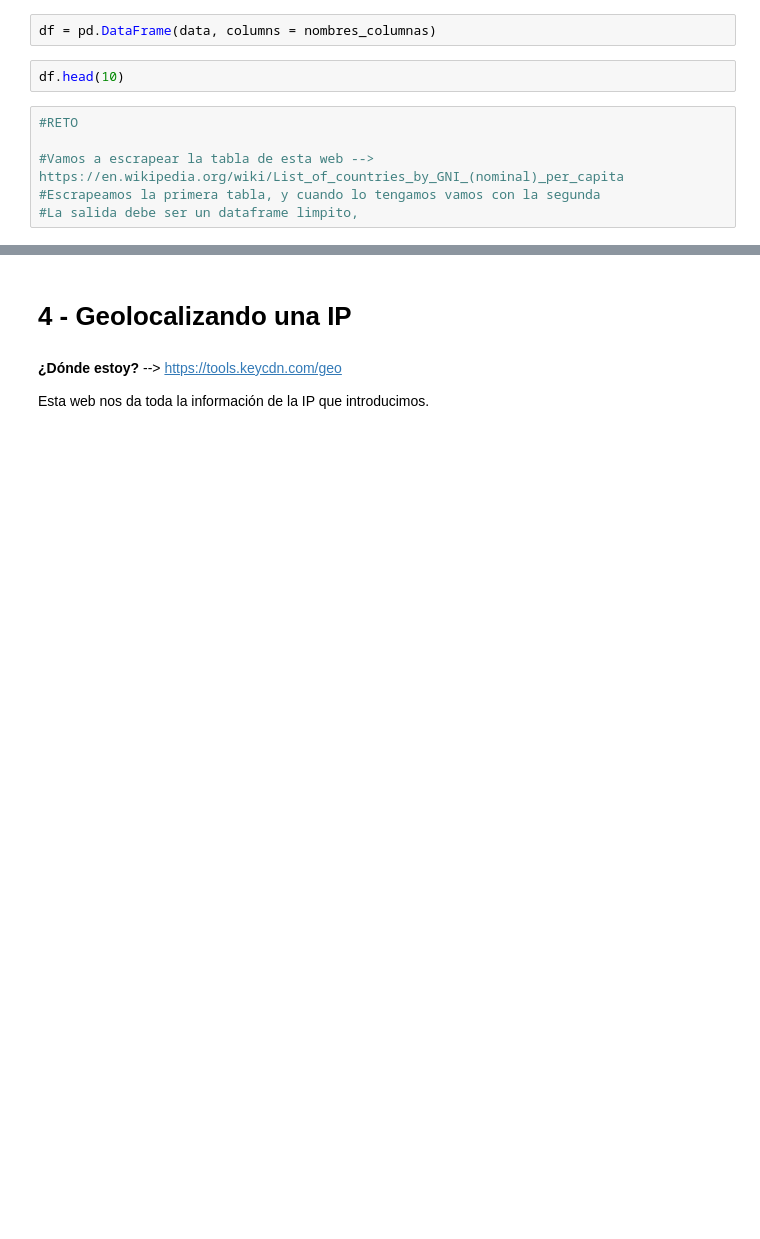
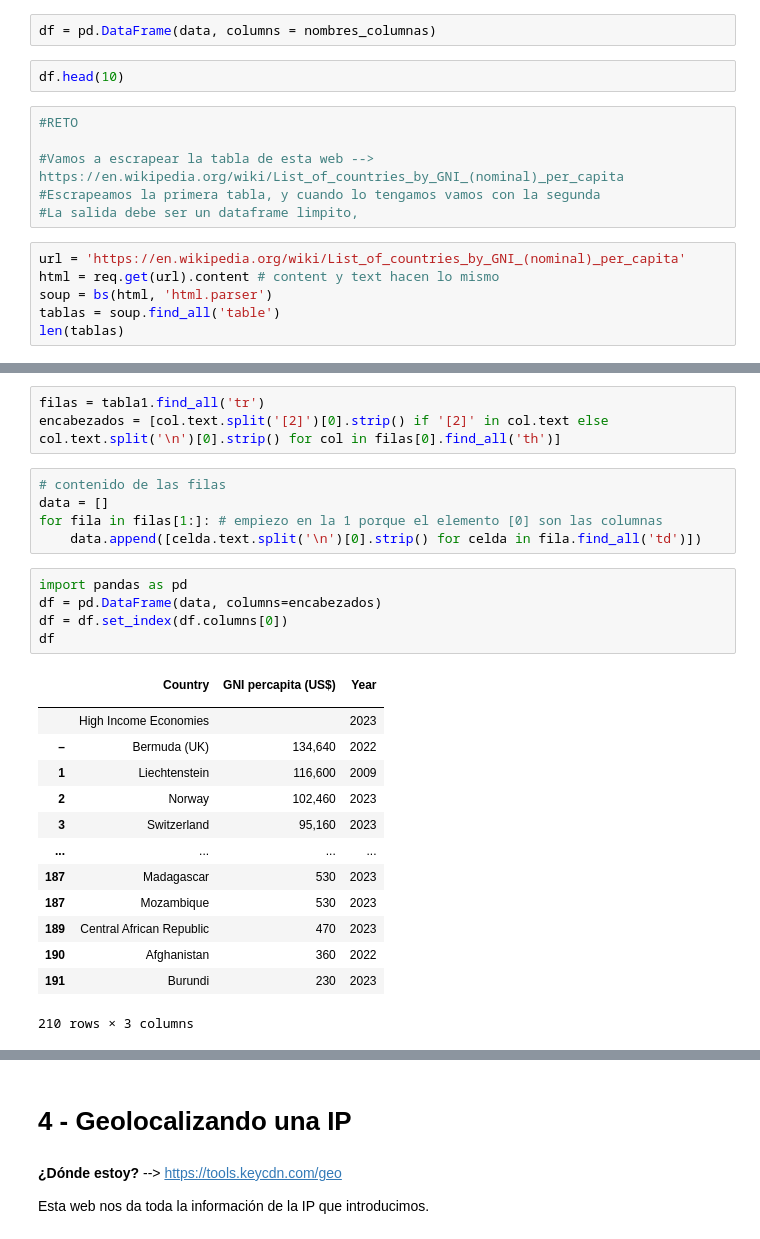
Before and after one commit to zamaestre/Apuntes_Data_Junio24, a Jupyter notebook: Materiales/Web Scraping/1 - Scrapeo bs4.ipynb, the cells around one changed output, grey strips where cells are left out. Drawn from its saved outputs; the diff is of its cells as text; blank space fills up the shorter version.

```diff
--- a/Materiales/Web Scraping/1 - Scrapeo bs4.ipynb
+++ b/Materiales/Web Scraping/1 - Scrapeo bs4.ipynb
@@ -250,3 +340,9 @@ df.head(10)
 #Vamos a escrapear la tabla de esta web --> https://en.wikipedia.org/wiki/List_of_countries_by_GNI_(nominal)_per_capita
 #Escrapeamos la primera tabla, y cuando lo tengamos vamos con la segunda
 #La salida debe ser un dataframe limpito,
+# %%
+url = 'https://en.wikipedia.org/wiki/List_of_countries_by_GNI_(nominal)_per_capita'
+html = req.get(url).content # content y text hacen lo mismo
+soup = bs(html, 'html.parser')
+tablas = soup.find_all('table')
+len(tablas)
@@ -252,0 +397,28 @@ df.head(10)
+# %%
+filas = tabla1.find_all('tr')
+encabezados = [col.text.split('[2]')[0].strip() if '[2]' in col.text else col.text.split('\n')[0].strip() for col in filas[0].find_all('th')]
+# %%
+# contenido de las filas
+data = []
+for fila in filas[1:]: # empiezo en la 1 porque el elemento [0] son las columnas
+    data.append([celda.text.split('\n')[0].strip() for celda in fila.find_all('td')])
+# %%
+import pandas as pd
+df = pd.DataFrame(data, columns=encabezados)
+df = df.set_index(df.columns[0])
+df
+# %% [output]
+|  | Country | GNI percapita (US$) | Year |
+|  |  |  |  |
+|  | High Income Economies |  | 2023 |
+| – | Bermuda (UK) | 134,640 | 2022 |
+| 1 | Liechtenstein | 116,600 | 2009 |
+| 2 | Norway | 102,460 | 2023 |
+| 3 | Switzerland | 95,160 | 2023 |
+| ... | ... | ... | ... |
+| 187 | Madagascar | 530 | 2023 |
+| 187 | Mozambique | 530 | 2023 |
+| 189 | Central African Republic | 470 | 2023 |
+| 190 | Afghanistan | 360 | 2022 |
+| 191 | Burundi | 230 | 2023 |
+210 rows × 3 columns
```
Also changed, not shown: parts of 16 cells of this notebook.
